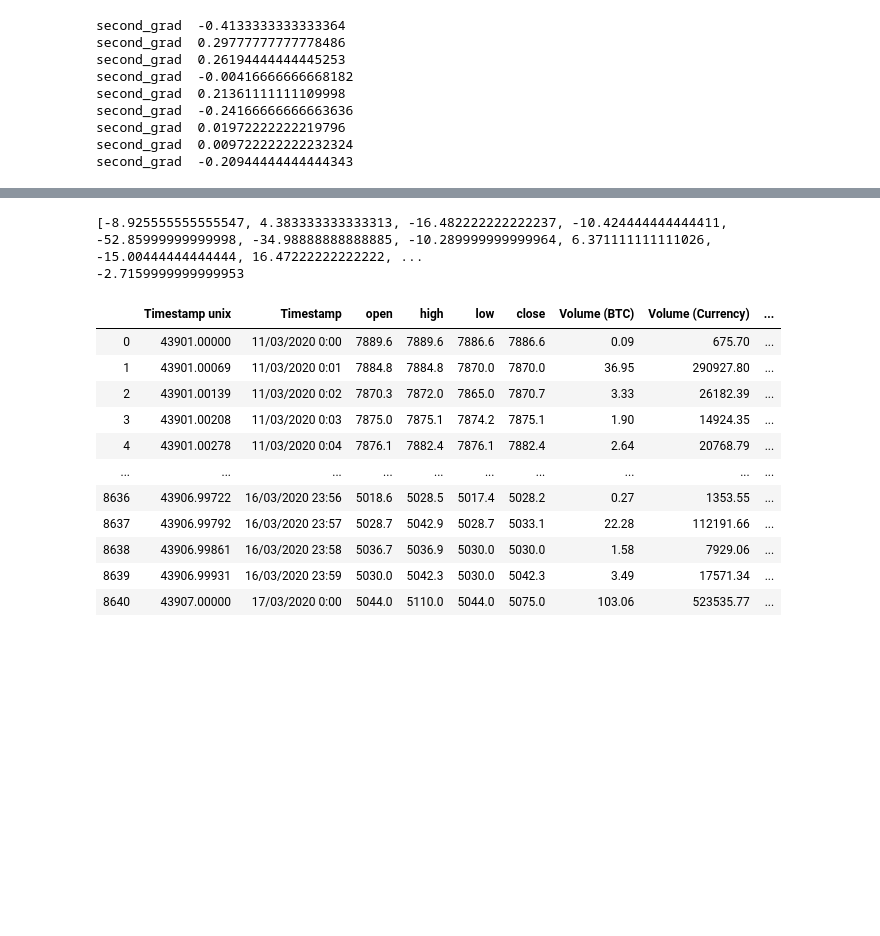
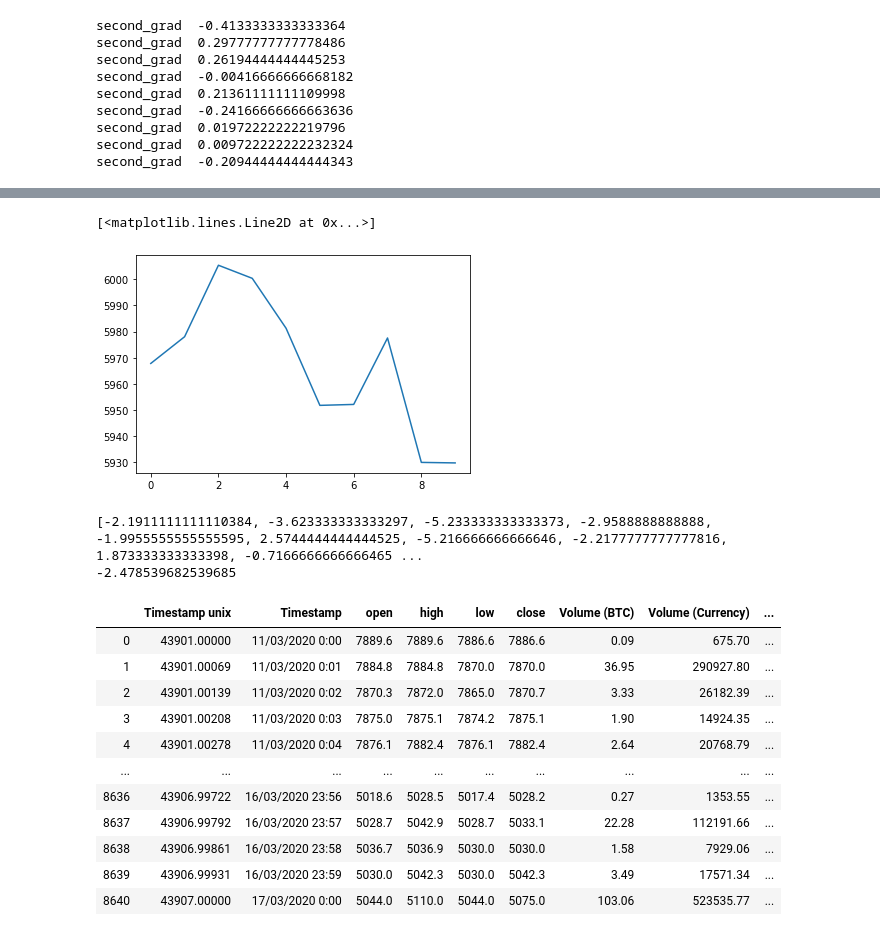
Before and after one commit to edwinagnew/crypto-bot, a Jupyter notebook: explore_gradient.ipynb, the cells around one changed output, grey strips where cells are left out. Drawn from its saved outputs; the diff is of its cells as text; code cells hidden in the pictures; blank space fills up the shorter version.

```diff
--- a/explore_gradient.ipynb
+++ b/explore_gradient.ipynb
@@ -112,3 +118,9 @@ plt.plot(t)
+# %%
+t =  [5967.79, 5978.02, 6005.38, 6000.37, 5981.26, 5951.74, 5952.1, 5977.54, 5929.91, 5929.71]
+plt.plot(t)
+# %% [output]
+[<matplotlib.lines.Line2D at 0x...>]
+[figure, added]
 # %%
 avgs = []
 for t in arrs:
@@ -121,8 +133,8 @@ for t in arrs:
 print(avgs)
 print(np.mean(avgs))
 # %% [output]
-[-8.925555555555547, 4.383333333333313, -16.482222222222237, -10.424444444444411, -52.85999999999998, -34.98888888888885, -10.289999999999964, 6.371111111111026, -15.00444444444444, 16.47222222222222, ...
--2.7159999999999953
+[-2.1911111111110384, -3.623333333333297, -5.233333333333373, -2.9588888888888, -1.9955555555555595, 2.5744444444444525, -5.216666666666646, -2.2177777777777816, 1.873333333333398, -0.7166666666666465 ...
+-2.478539682539685
 # %%
 df
 # %% [output]
```
Also changed, not shown: parts of 5 cells of this notebook, 2 other files.
